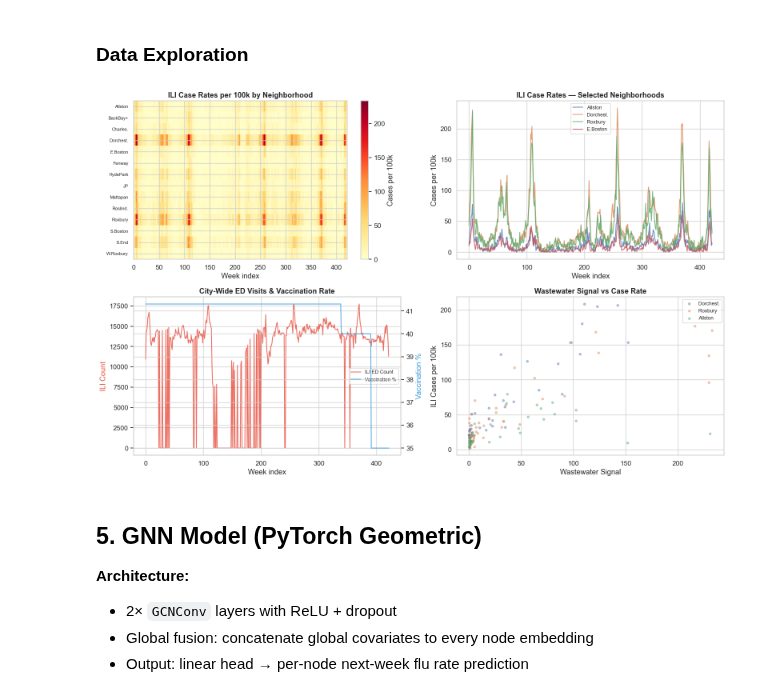
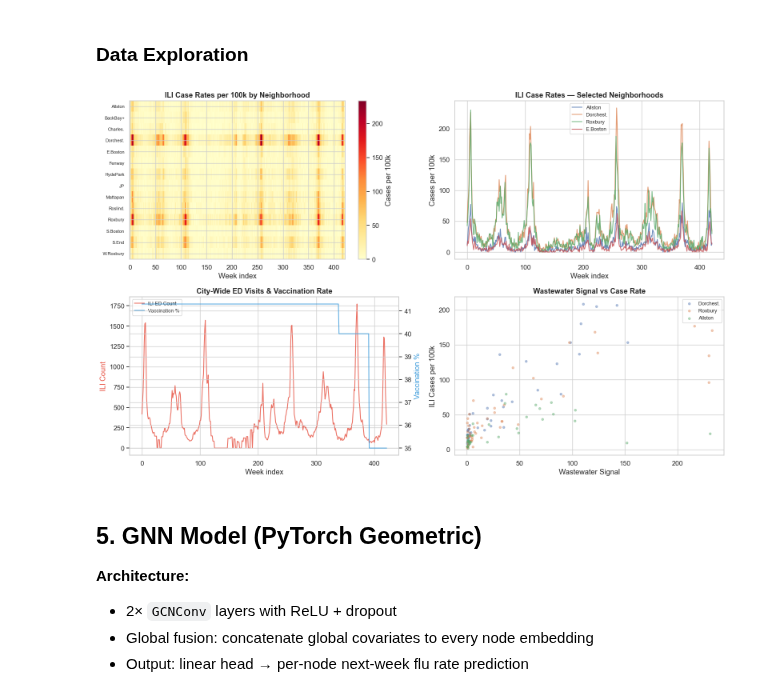
Before and after one commit to CodeMateo15/GNN-Influenza-Boston, a Jupyter notebook: Code/Boston_Influenza_GNN.ipynb, the cells around one changed output. Cells and saved outputs as stored; diff of their text form; code cells hidden in the pictures.

Commit message:
Updated the visuals a bit more and fixed a bug with the type 1 csv

```diff
--- a/Code/Boston_Influenza_GNN.ipynb
+++ b/Code/Boston_Influenza_GNN.ipynb
@@ -1023,11 +1060,16 @@ for col in WEATHER_COLS:
     weather_norm[col] = (arr - means) / stds
     weather_stats[col] = (means, stds)
 
-# ED visits normalization (city-wide, no per-neighborhood version)
-ed_count_np = ed_aligned['ili_count'].values.astype(np.float32)
-ed_pct_np = ed_aligned['ili_pct'].values.astype(np.float32)
+# ED metrics normalization (city-wide)
+ili_count_np = ed_aligned['ili_count'].values.astype(np.float32)
+ed_count_np = ed_aligned['ed_count'].values.astype(np.float32)
+ili_ed_perc_np = ed_aligned['ili_ed_perc'].values.astype(np.float32)
+flu_cases_np = ed_aligned['flu_cases'].values.astype(np.float32)
+
+ili_count_norm = (ili_count_np - ili_count_np.mean()) / (ili_count_np.std() + 1e-8)
 ed_count_norm = (ed_count_np - ed_count_np.mean()) / (ed_count_np.std() + 1e-8)
-ed_pct_norm = (ed_pct_np - ed_pct_np.mean()) / (ed_pct_np.std() + 1e-8)
+ili_ed_perc_norm = (ili_ed_perc_np - ili_ed_perc_np.mean()) / (ili_ed_perc_np.std() + 1e-8)
+flu_cases_norm = (flu_cases_np - flu_cases_np.mean()) / (flu_cases_np.std() + 1e-8)
 
 # Monthly cases
 monthly_cases_np = gender_aligned['monthly_cases'].values.astype(np.float32) if 'monthly_cases' in gender_aligned.columns else np.zeros(N_WEEKS, dtype=np.float32)
@@ -1062,8 +1104,10 @@ def build_sample(t):
     # Global covariates
     g = np.array([
         vacc_np[t],
+        ili_count_norm[t],
         ed_count_norm[t],
-        ed_pct_norm[t],
+        ili_ed_perc_norm[t],
+        flu_cases_norm[t],
         mc_norm[t],
     ], dtype=np.float32)
 
@@ -1123,35 +1167,35 @@ ax.set_xlabel('Week index')
 ax.set_ylabel('Cases per 100k')
 ax.set_title('ILI Case Rates — Selected Neighborhoods', fontweight='bold')
 ax.legend(fontsize=9)
 
 # (c) ED visits over time
 ax = axes[1, 0]
-ax.plot(range(N_WEEKS), ed_count_np, color='#e74c3c', alpha=0.8, label='ILI ED Count')
+ax.plot(range(N_WEEKS), ili_count_np, color='#e74c3c', alpha=0.8, label='ILI ED Count')
 ax2 = ax.twinx()
 ax2.plot(range(N_WEEKS), vacc_np * 100, color='#3498db', alpha=0.8, label='Vaccination %')
 ax.set_xlabel('Week index')
 ax.set_ylabel('ILI Count', color='#e74c3c')
 ax2.set_ylabel('Vaccination %', color='#3498db')
 ax.set_title('City-Wide ED Visits & Vaccination Rate', fontweight='bold')
 lines1, labels1 = ax.get_legend_handles_labels()
 lines2, labels2 = ax2.get_legend_handles_labels()
 ax.legend(lines1 + lines2, labels1 + labels2, fontsize=9)
 
 # (d) Wastewater vs cases
 ax = axes[1, 1]
 # Only plot wastewater overlap period
 for idx in [3, 10, 0]:
     mask = ww_np[:, idx] > 0
     ax.scatter(ww_np[mask, idx], flu_np[mask, idx], alpha=0.4, s=15, label=SHORT_NAMES[idx])
 ax.set_xlabel('Wastewater Signal')
 ax.set_ylabel('ILI Cases per 100k')
 ax.set_title('Wastewater Signal vs Case Rate', fontweight='bold')
 ax.legend(fontsize=9)
 
 plt.tight_layout()
 plt.show()
 # %% [output]
-[figure, old version]
+[figure, new version]
 # %% [markdown]
 ## 5. GNN Model (PyTorch Geometric)
 
```
Also changed, not shown: parts of 17 cells of this notebook, 1 other file.
